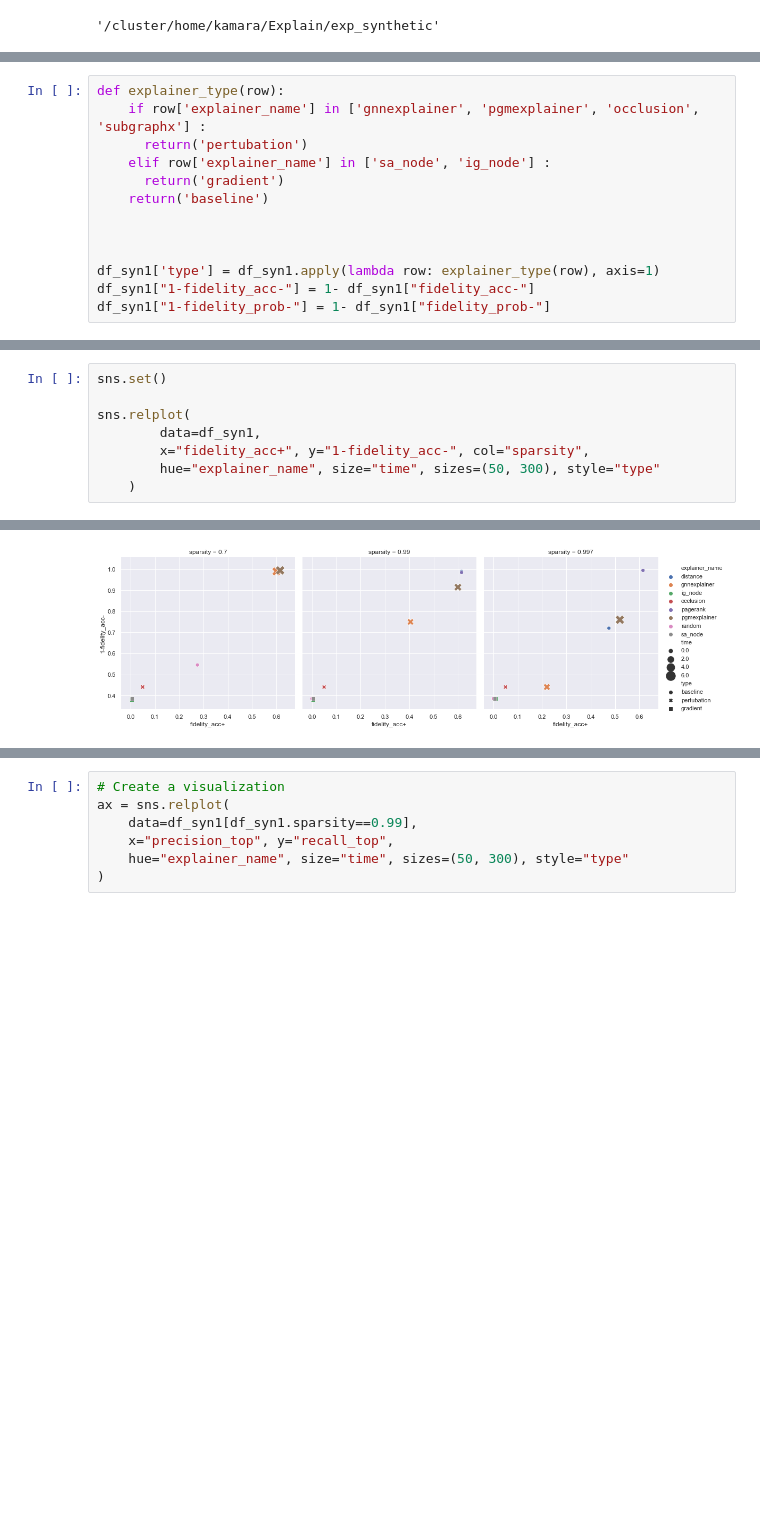
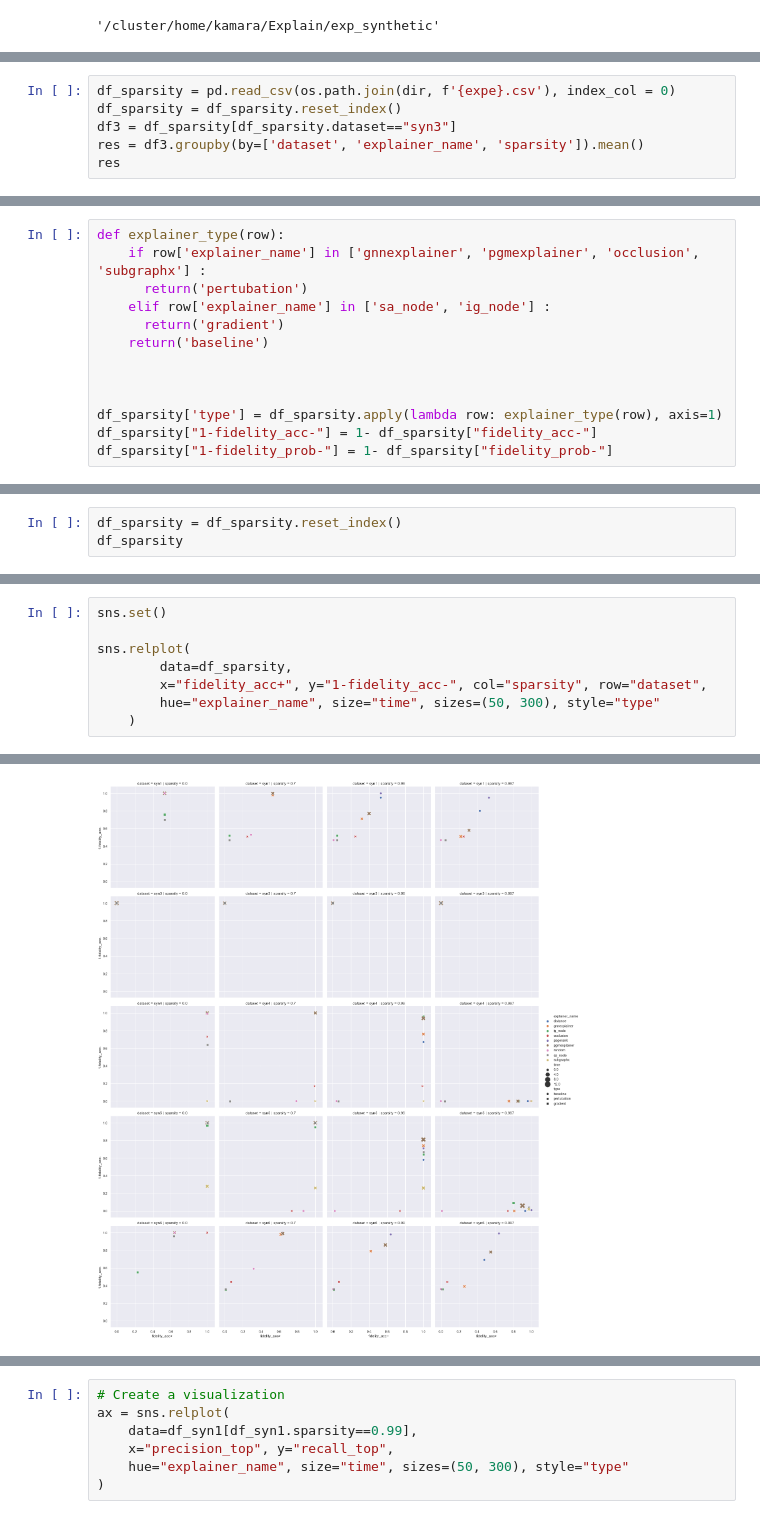
Before and after one commit to GraphFramEx/graphframex, a Jupyter notebook: exp_synthetic/Results_Analysis.ipynb, the cells around one changed output, grey strips where cells are left out. Drawn from its saved outputs; the diff is of its cells as text; blank space fills up the shorter version.

```diff
--- a/exp_synthetic/Results_Analysis.ipynb
+++ b/exp_synthetic/Results_Analysis.ipynb
@@ -48,0 +46,6 @@ res
+# %%
+df_sparsity = pd.read_csv(os.path.join(dir, f'{expe}.csv'), index_col = 0)
+df_sparsity = df_sparsity.reset_index()
+df3 = df_sparsity[df_sparsity.dataset=="syn3"]
+res = df3.groupby(by=['dataset', 'explainer_name', 'sparsity']).mean()
+res
@@ -56,6 +78,6 @@ def explainer_type(row):
 
 
 
-df_syn1['type'] = df_syn1.apply(lambda row: explainer_type(row), axis=1)
-df_syn1["1-fidelity_acc-"] = 1- df_syn1["fidelity_acc-"]
-df_syn1["1-fidelity_prob-"] = 1- df_syn1["fidelity_prob-"]
+df_sparsity['type'] = df_sparsity.apply(lambda row: explainer_type(row), axis=1)
+df_sparsity["1-fidelity_acc-"] = 1- df_sparsity["fidelity_acc-"]
+df_sparsity["1-fidelity_prob-"] = 1- df_sparsity["fidelity_prob-"]
@@ -63,0 +84,3 @@ df_syn1["1-fidelity_prob-"] = 1- df_syn1["fidelity_prob-"]
+# %%
+df_sparsity = df_sparsity.reset_index()
+df_sparsity
@@ -104,13 +132,13 @@ sns.lineplot(
 # %%
 sns.set()
 
 sns.relplot(
-        data=df_syn1,
-        x="fidelity_acc+", y="1-fidelity_acc-", col="sparsity",
+        data=df_sparsity,
+        x="fidelity_acc+", y="1-fidelity_acc-", col="sparsity", row="dataset",
         hue="explainer_name", size="time", sizes=(50, 300), style="type"
     )
 # %% [output]
 <seaborn.axisgrid.FacetGrid at 0x...>
-[figure, old version]
+[figure, new version]
 # %%
 sns.relplot(
```
Also changed, not shown: parts of 20 cells of this notebook, 28 other files.
